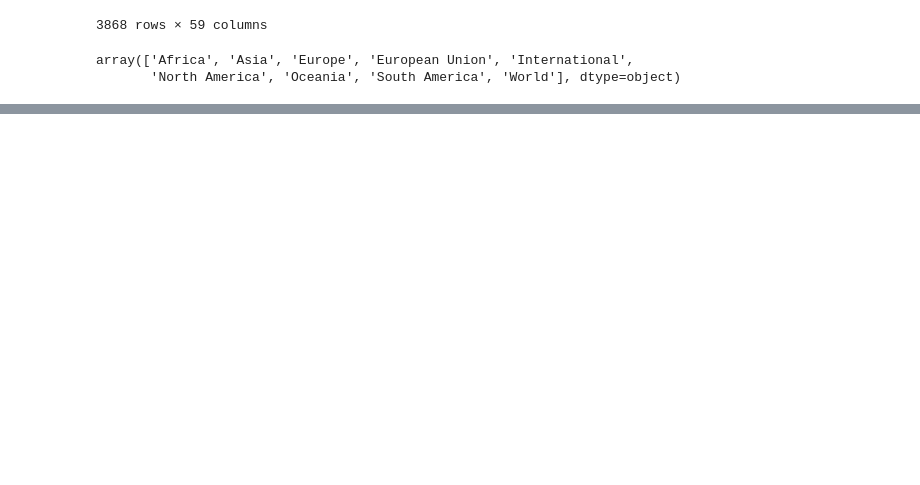
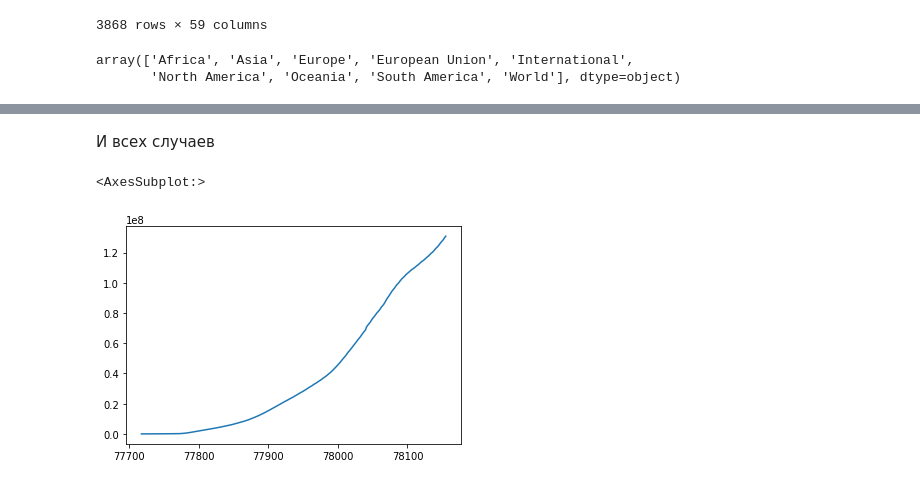
Before and after one commit to Gerrytty/data-mining-course, a Jupyter notebook: control_work/coronovirus_analyse.ipynb, the cells around one changed output, grey strips where cells are left out. Cells and saved outputs as stored; diff of their text form; code cells hidden in the pictures; blank space fills up the shorter version.

```diff
--- a/control_work/coronovirus_analyse.ipynb
+++ b/control_work/coronovirus_analyse.ipynb
@@ -176,0 +216,7 @@ twitter_data.shape
+# %% [markdown]
+И всех случаев
+# %%
+world_stats.total_cases.plot()
+# %% [output]
+<AxesSubplot:>
+[figure, added]
```
Also changed, not shown: parts of 35 cells of this notebook.
